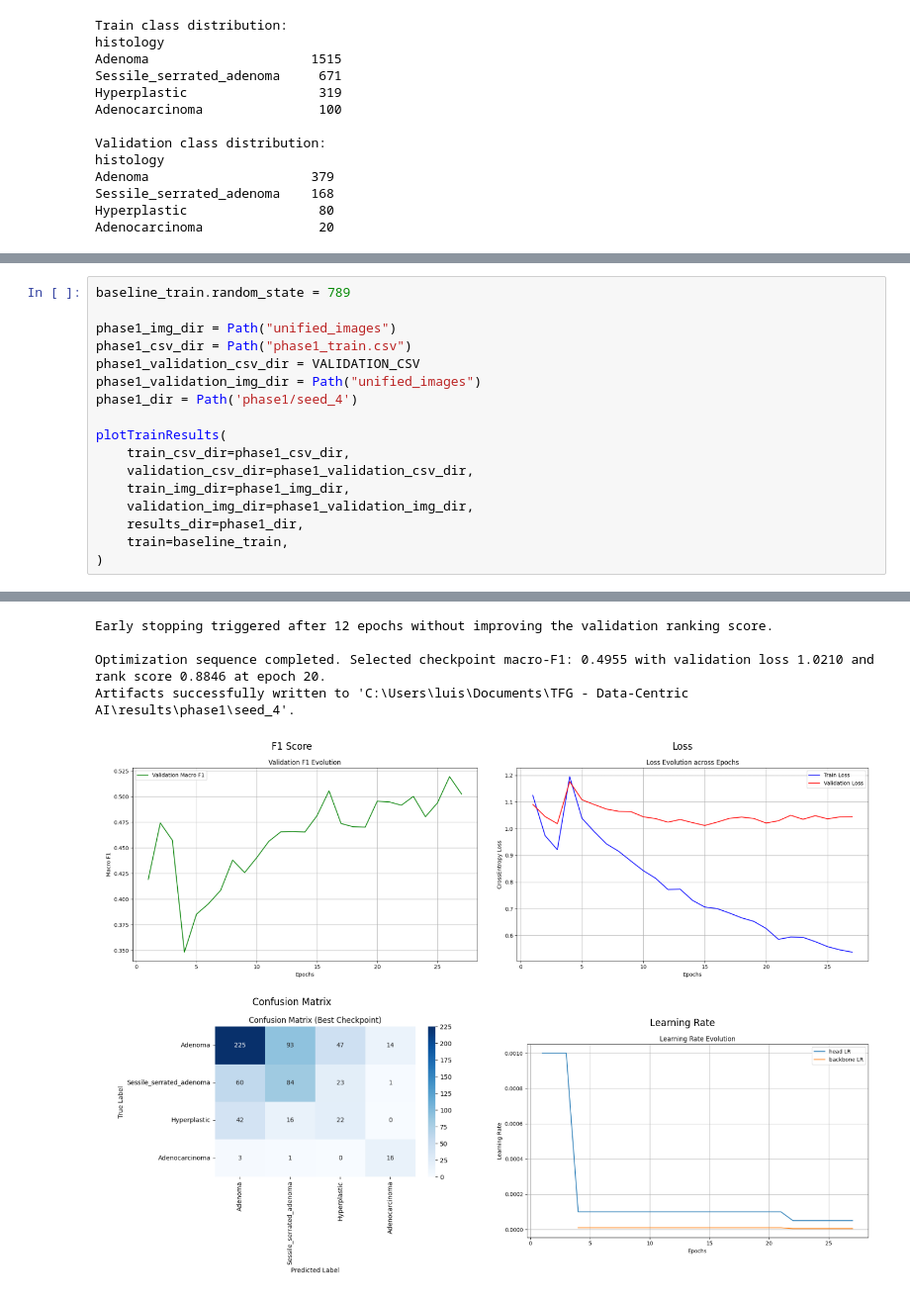
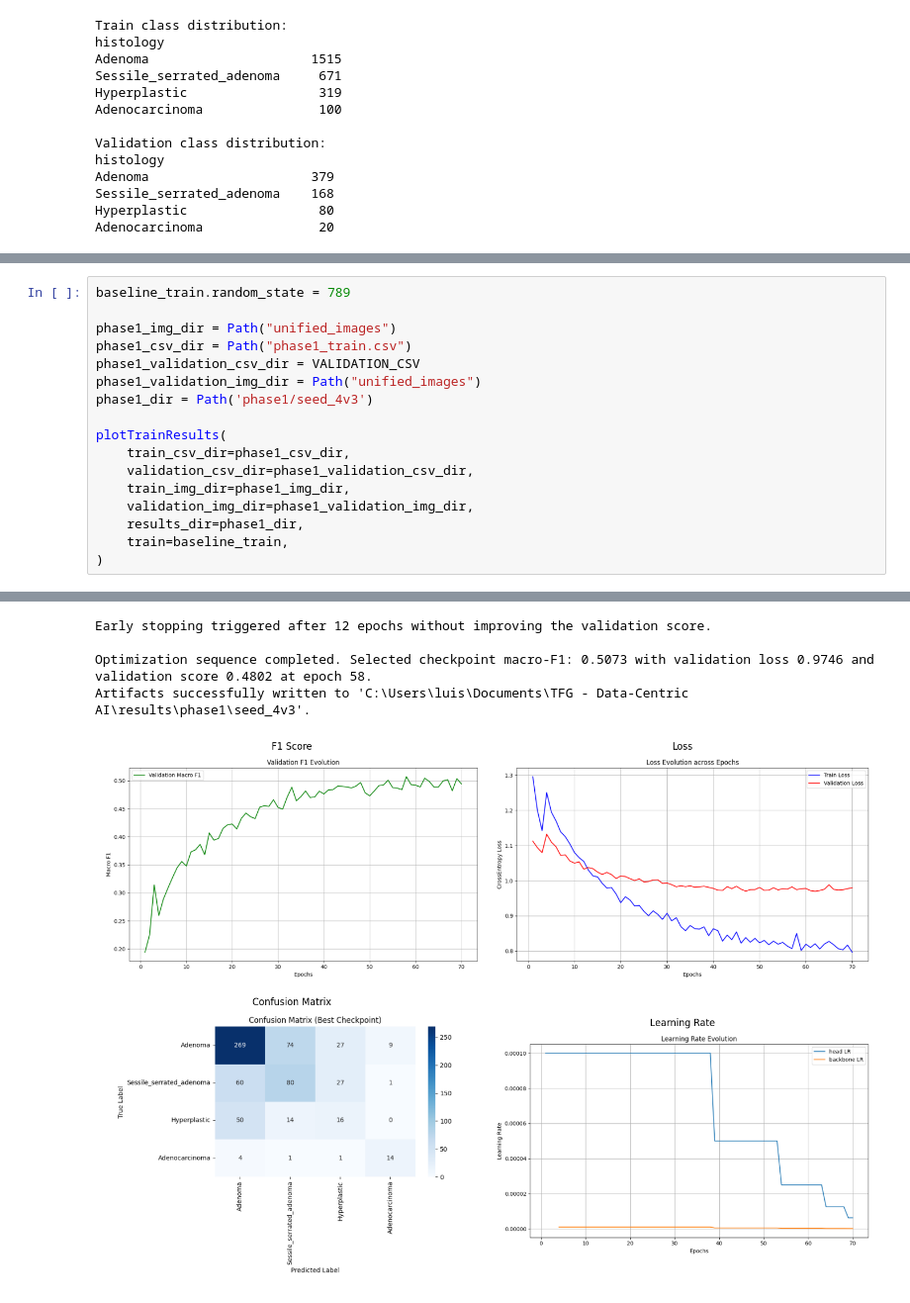
Before and after one commit to luismz14/TFG-DataCentric-AI, a Jupyter notebook: phase1.ipynb, the cells around one changed output, grey strips where cells are left out. Shown at 99% size. Drawn from its saved outputs; the diff is of its cells as text.

Commit message:
before reorder & p3 threshold selected

```diff
--- a/phase1.ipynb
+++ b/phase1.ipynb
@@ -193,7 +154,7 @@ phase1_img_dir = Path("unified_images")
 phase1_csv_dir = Path("phase1_train.csv")
 phase1_validation_csv_dir = VALIDATION_CSV
 phase1_validation_img_dir = Path("unified_images")
-phase1_dir = Path('phase1/seed_4')
+phase1_dir = Path('phase1/seed_4v3')
 
 plotTrainResults(
     train_csv_dir=phase1_csv_dir,
@@ -224,6 +185,6 @@ Initiating training phase. Saving results to: C:\Users\luis\Documents\TFG - Data
-Early stopping triggered after 12 epochs without improving the validation ranking score.
+Early stopping triggered after 12 epochs without improving the validation score.
 
-Optimization sequence completed. Selected checkpoint macro-F1: 0.4955 with validation loss 1.0210 and rank score 0.8846 at epoch 20.
-Artifacts successfully written to 'C:\Users\luis\Documents\TFG - Data-Centric AI\results\phase1\seed_4'.
+Optimization sequence completed. Selected checkpoint macro-F1: 0.5073 with validation loss 0.9746 and validation score 0.4802 at epoch 58.
+Artifacts successfully written to 'C:\Users\luis\Documents\TFG - Data-Centric AI\results\phase1\seed_4v3'.
-[figure, old version]
+[figure, new version]
 === GLOBAL METRICS ===
```
Also changed, not shown: parts of 6 cells of this notebook, 9 other files.
